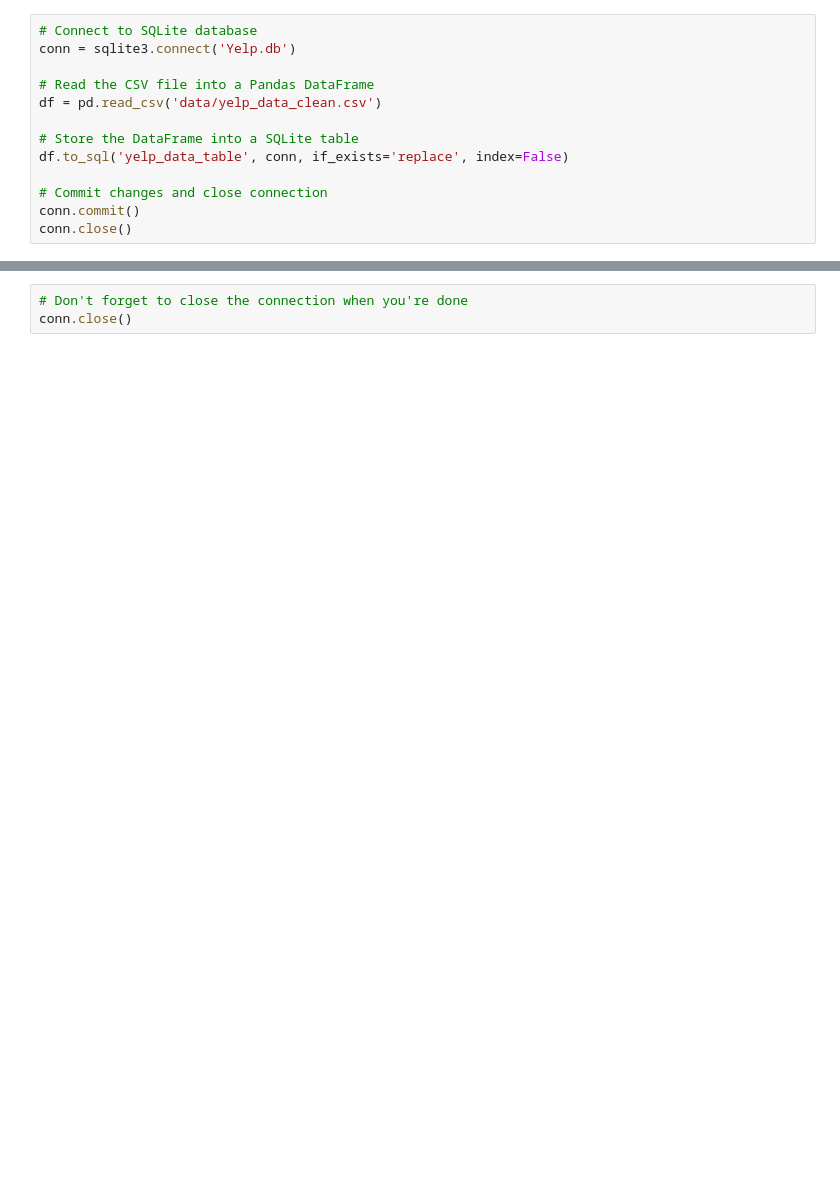
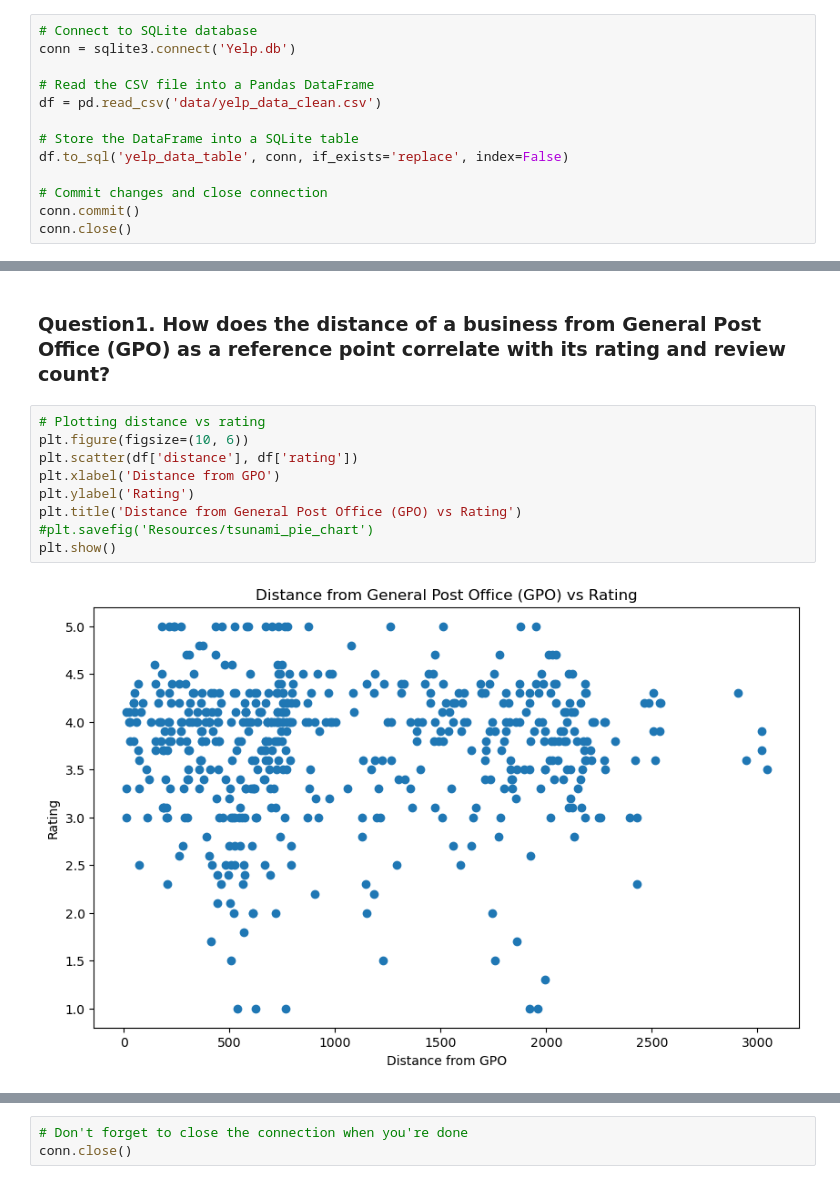
Before and after one commit to Shivabajelan/Perth-Restaurant-Explorer-Mapping-Insights-Analysing-Trends, a Jupyter notebook: database_operation_and_visualisation.ipynb, the cells around one changed output, grey strips where cells are left out. Saved outputs shown, nothing was run; the diff lists cells and outputs as text; blank space fills up the shorter version.

```diff
--- a/database_operation_and_visualisation.ipynb
+++ b/database_operation_and_visualisation.ipynb
@@ -36,0 +105,13 @@ data_for_visualisation.head()
+# %% [markdown]
+### Question1. 	How does the distance of a business from General Post Office (GPO) as a reference point correlate with its rating and review count?
+# %%
+# Plotting distance vs rating
+plt.figure(figsize=(10, 6))
+plt.scatter(df['distance'], df['rating'])
+plt.xlabel('Distance from GPO')
+plt.ylabel('Rating')
+plt.title('Distance from General Post Office (GPO) vs Rating')
+#plt.savefig('Resources/tsunami_pie_chart')
+plt.show()
+# %% [output]
+[figure, added]
```
Also changed, not shown: parts of 10 cells of this notebook, 3 other files.
